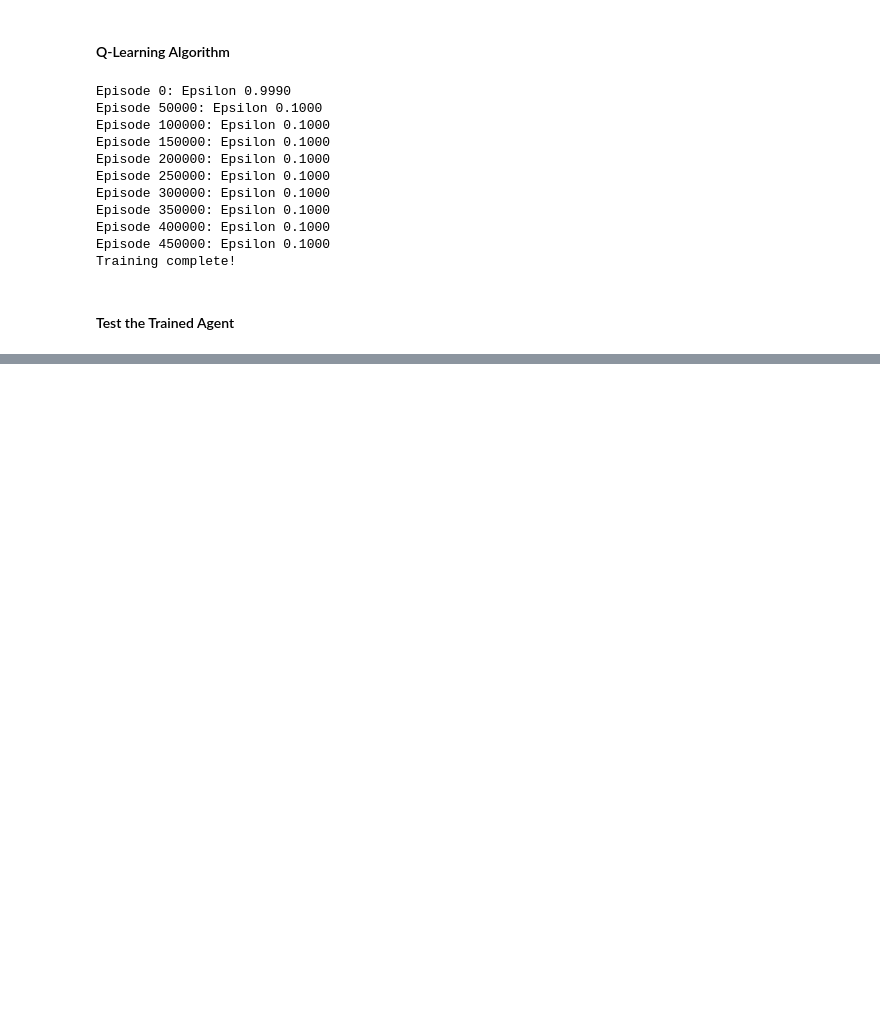
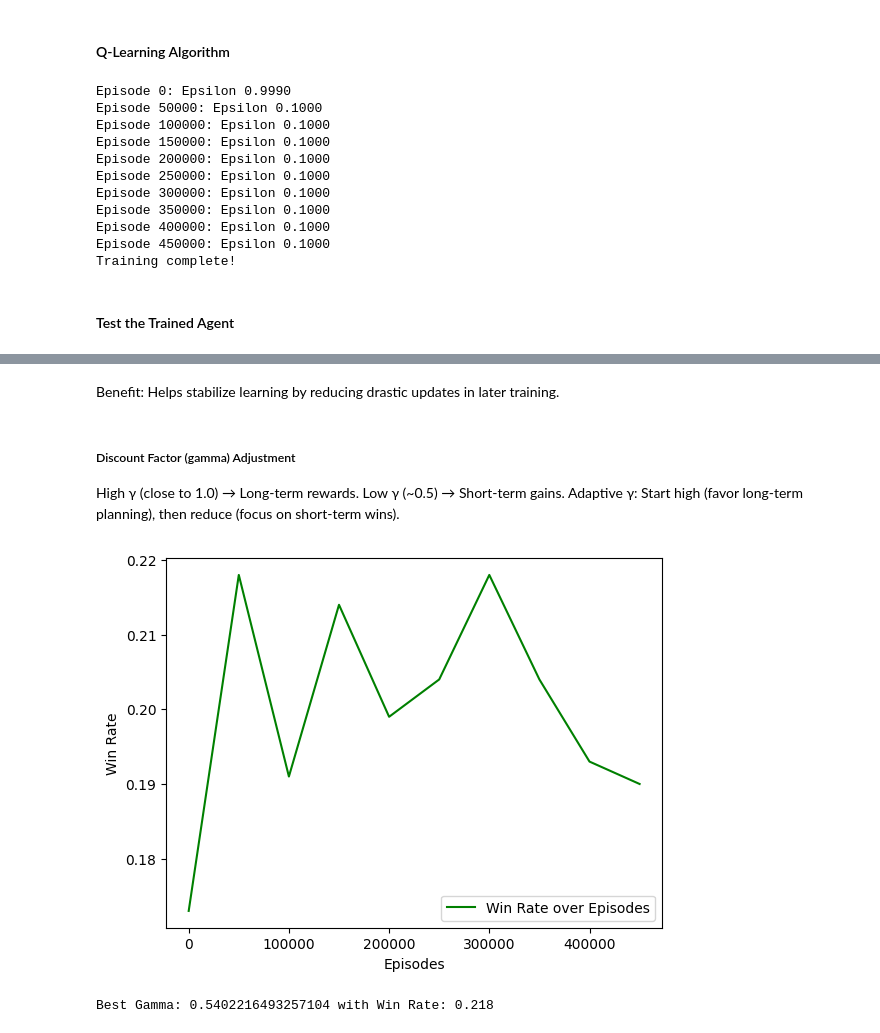
Before and after one commit to samarelayed/Reinforcement_Learning_Blackjack, a Jupyter notebook: Reinforcement_Learning_Blackjack.ipynb, the cells around one changed output, grey strips where cells are left out. Drawn from its saved outputs; the diff is of its cells as text; code cells hidden in the pictures; blank space fills up the shorter version.

```diff
--- a/Reinforcement_Learning_Blackjack.ipynb
+++ b/Reinforcement_Learning_Blackjack.ipynb
@@ -78,0 +224,55 @@ Training complete!
+# %% [markdown]
+Benefit: Helps stabilize learning by reducing drastic updates in later training.
+# %% [markdown]
+##### Discount Factor (gamma) Adjustment
+High γ (close to 1.0) → Long-term rewards.
+Low γ (~0.5) → Short-term gains.
+Adaptive γ: Start high (favor long-term planning), then reduce (focus on short-term wins).
+# %%
+# Adaptive Discount Factor
+def adaptive_gamma(episode, min_gamma=0.5, max_gamma=0.99, decay_rate=0.00005):
+    """Dynamically adjust gamma based on episode number."""
+    return min_gamma + (max_gamma - min_gamma) * np.exp(-decay_rate * episode)
+# %%
+win_rates_gamma = []
+gamma_values = []
+episodes_list = []
+best_gamma = None
+max_win_rate = 0
+
+for episode in range(episodes):
+    gamma = adaptive_gamma(episode)  # Dynamically adjust gamma
+    state, _ = env.reset()
+    done = False
+
+    while not done:
+        action = env.action_space.sample() if random.uniform(0, 1) < epsilon else np.argmax(get_Q(state))
+        next_state, reward, done, truncated, _ = env.step(action)
+        best_next_action = np.argmax(get_Q(next_state))
+        Q_table[state][action] += alpha * (reward + gamma * get_Q(next_state, best_next_action) - Q_table[state][action])
+        state = next_state
+
+    epsilon = max(epsilon_min, epsilon * epsilon_decay)
+
+    if episode % 50000 == 0:
+        win_rate = sum(1 for _ in range(1000) if env.step(np.argmax(get_Q(env.reset()[0])))[1] > 0) / 1000
+        win_rates_gamma.append(win_rate)
+        gamma_values.append(gamma)
+        episodes_list.append(episode)
+
+        # Track the best gamma
+        if win_rate > max_win_rate:
+            max_win_rate = win_rate
+            best_gamma = gamma
+
+# Plot win rate over episodes
+plt.plot(episodes_list, win_rates_gamma, label="Win Rate over Episodes", color='green')
+plt.xlabel("Episodes")
+plt.ylabel("Win Rate")
+plt.legend()
+plt.show()
+
+print(f"Best Gamma: {best_gamma} with Win Rate: {max_win_rate}")
+# %% [output]
+[figure, added]
+Best Gamma: 0.5402216493257104 with Win Rate: 0.218
```
Also changed, not shown: parts of 37 cells of this notebook.
